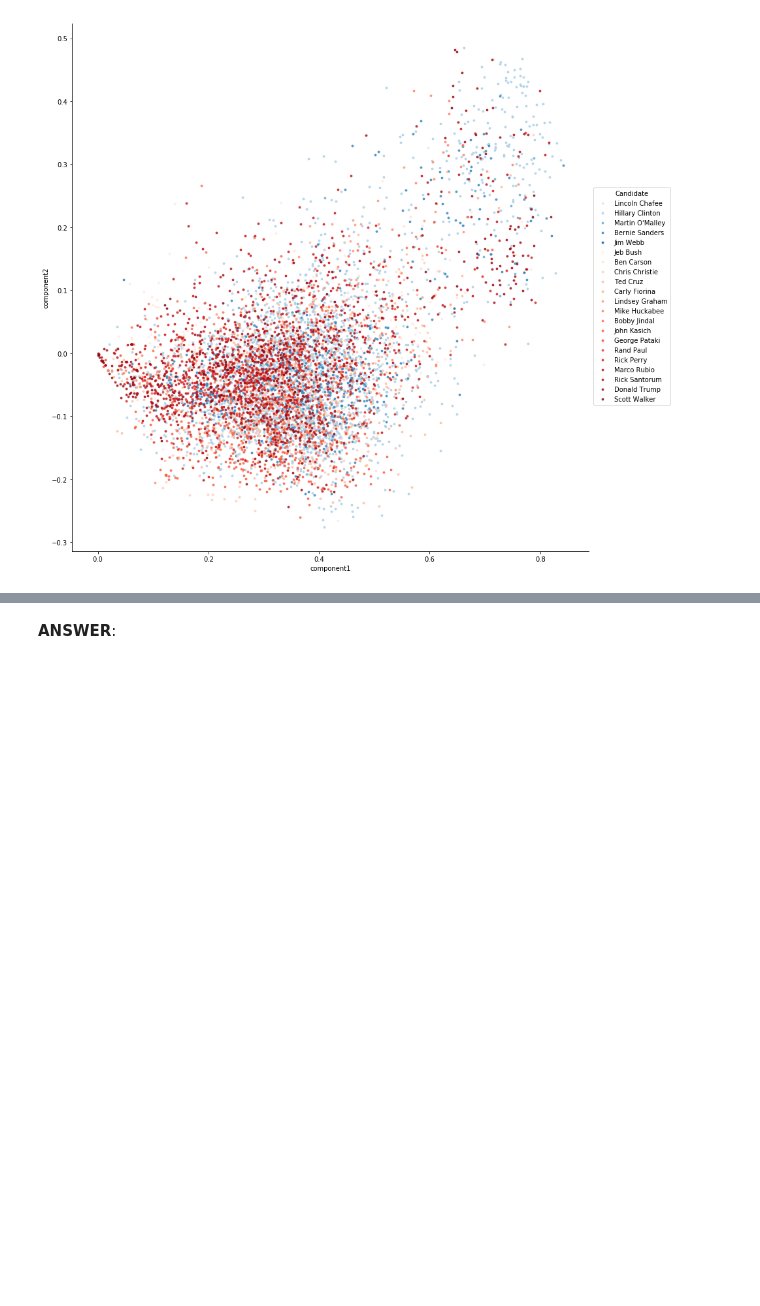
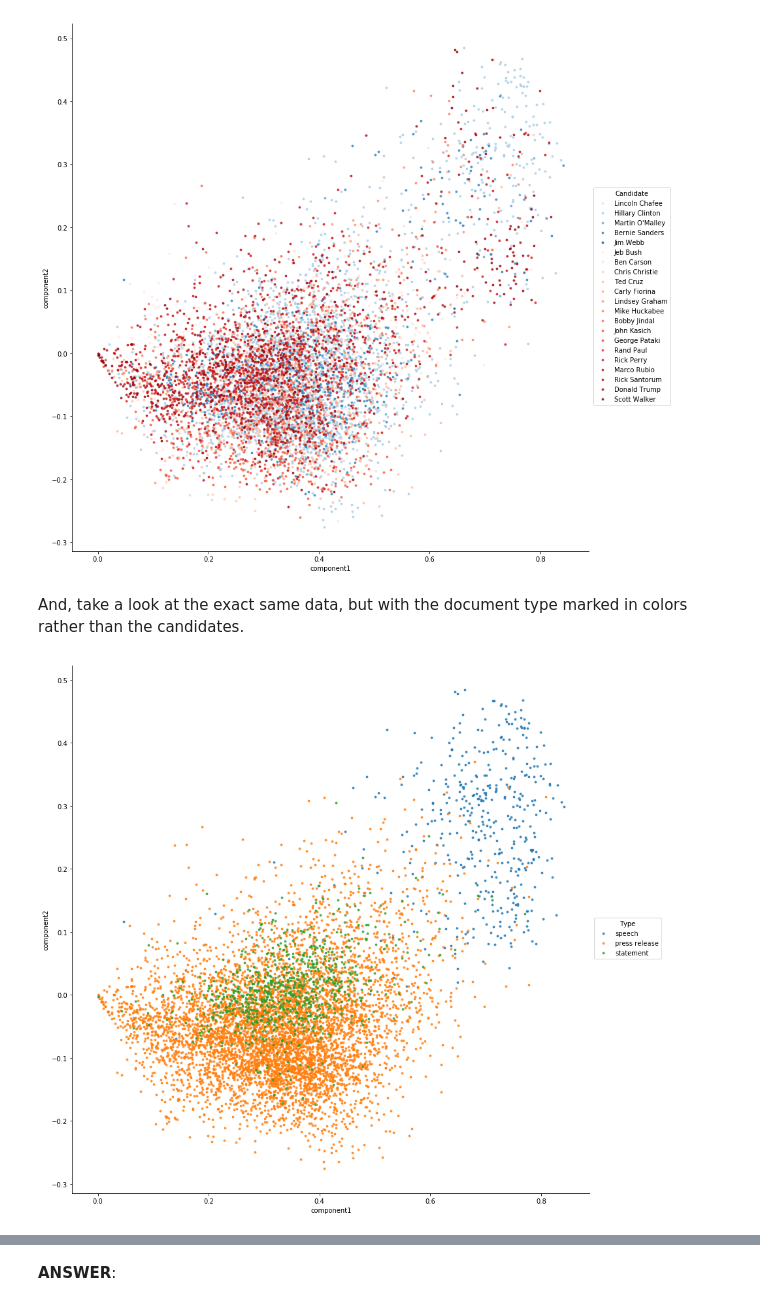
Before and after one commit to ds-modules/LEGALST-190, a Jupyter notebook: labs/3-22/3-22_EDA_Solutions.ipynb, the cells around one changed output, grey strips where cells are left out. Cells and saved outputs as stored; diff of their text form; code cells hidden in the pictures; blank space fills up the shorter version.

Commit message:
add graph to sec 3.2

```diff
--- a/labs/3-22/3-22_EDA_Solutions.ipynb
+++ b/labs/3-22/3-22_EDA_Solutions.ipynb
@@ -470,4 +470,16 @@ sns.lmplot(x = 'component1', y = 'component2', data = lsa_components, hue='Candi
            hue_order=candidate_colors.keys(), palette=candidate_colors.values(), scatter_kws={'s':8}, size=12);
 # %% [output]
 [figure]
+# %% [markdown]
+And, take a look at the exact same data, but with the document type marked in colors rather than the candidates.
+# %%
+# put components in a data frame
+lsa_components = pd.DataFrame({'component1': Y_lsa[:, 0],
+                          'component2': Y_lsa[:, 1],
+                          'Type': campaign.Type})
+# plot
+sns.lmplot(x = 'component1', y = 'component2', data = lsa_components, hue='Type', legend=True, fit_reg=False,
+            scatter_kws={'s':8}, size=12);
+# %% [output]
+[figure, added]
 # %% [markdown]
```
Also changed, not shown: parts of 1 cell of this notebook, 1 other file.
